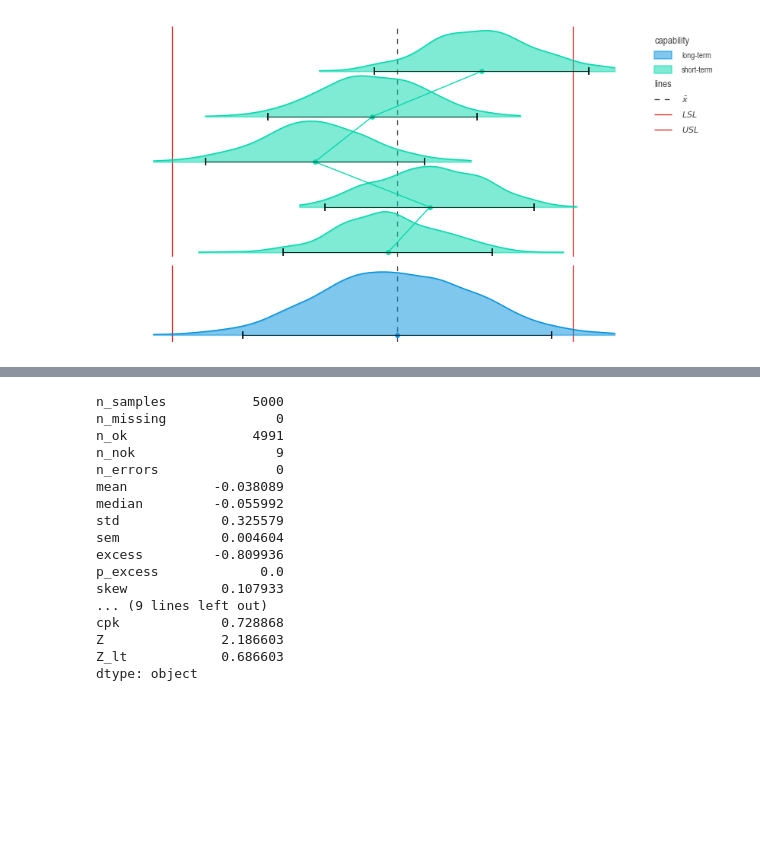
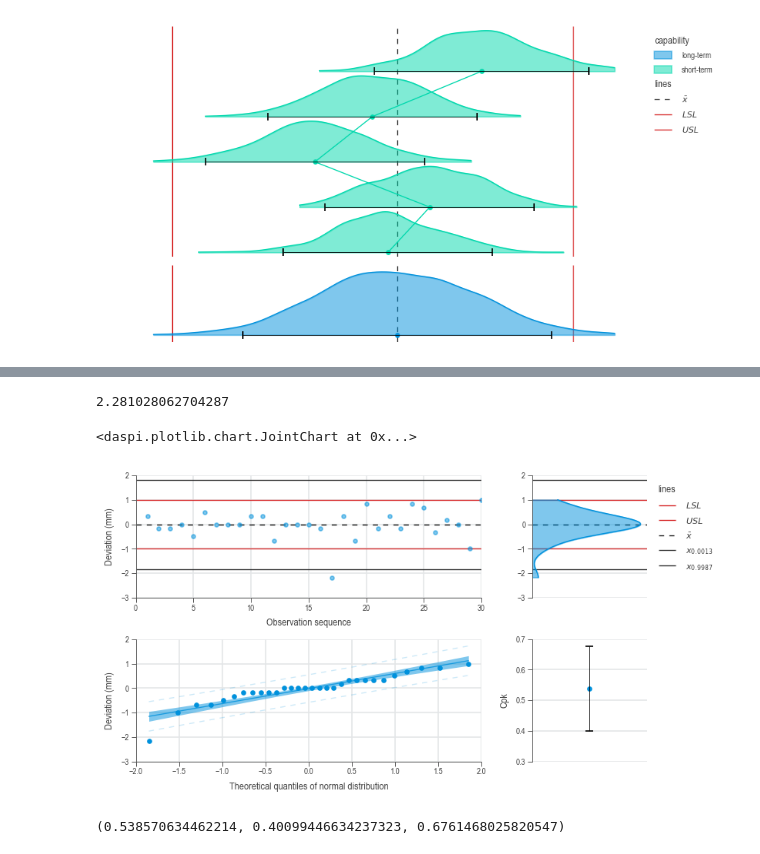
Before and after one commit to j4ggr/DaSPi, a Jupyter notebook: notebooks/doc-content_process-analysis.ipynb, the cells around one changed output, grey strips where cells are left out. Saved outputs shown, nothing was run; the diff lists cells and outputs as text; code cells hidden in the pictures; blank space fills up the shorter version.

```diff
--- a/notebooks/doc-content_process-analysis.ipynb
+++ b/notebooks/doc-content_process-analysis.ipynb
@@ -111,21 +95,55 @@ dtype: object
 # %%
 estimation = dsp.ProcessEstimator(df_tot['values'], -0.75, 0.75)
-estimation.describe()
+estimation.Z
 # %% [output]
-n_samples           5000
-n_missing              0
-n_ok                4991
-n_nok                  9
-n_errors               0
-mean           -0.038089
-median         -0.055992
-std             0.325579
-sem             0.004604
-excess         -0.809936
-p_excess             0.0
-skew            0.107933
-... (9 lines left out)
-cpk             0.728868
-Z               2.186603
-Z_lt            0.686603
-dtype: object
+2.281028062704287
+# %%
+df = dsp.load_dataset('salt_sticks')
+spec_limits = tuple(df.loc[0, ['lsl', 'usl']])
+target_label = 'Deviation (mm)'
+
+dsp.JointChart(
+        source=df,
+        target='deviation',
+        feature='',
+        ncols=2,
+        nrows=2,
+        width_ratios=[3, 1],
+    ).plot(
+        dsp.Scatter
+    ).plot(
+        dsp.GaussianKDE,
+        show_density_axis=False,
+    ).plot(
+        dsp.Probability,
+        dist='norm'
+    ).plot(
+        dsp.CapabilityConfidenceInterval,
+        spec_limits=spec_limits,
+        n_groups=1,
+        kind='cpk'
+    ).stripes(
+        mean=(
+            True, True,
+            False, False),
+        control_limits=(
+            True, True,
+            False, False),
+        spec_limits=(
+            spec_limits, spec_limits,
+            (None, None), (None, None)),
+    ).label(
+        target_label=(
+            target_label, '',
+            target_label, 'Cpk'),
+        feature_label=(
+            'Observation sequence', '',
+            'Theoretical quantiles of normal distribution', ''),
+    )
+# %% [output]
+<daspi.plotlib.chart.JointChart at 0x...>
+[figure, added]
+# %%
+dsp.estimate_capability_confidence(df['deviation'], *spec_limits)
+# %% [output]
+(0.538570634462214, 0.40099446634237323, 0.6761468025820547)
```
Also changed, not shown: parts of 3 cells of this notebook, 3 other files.
